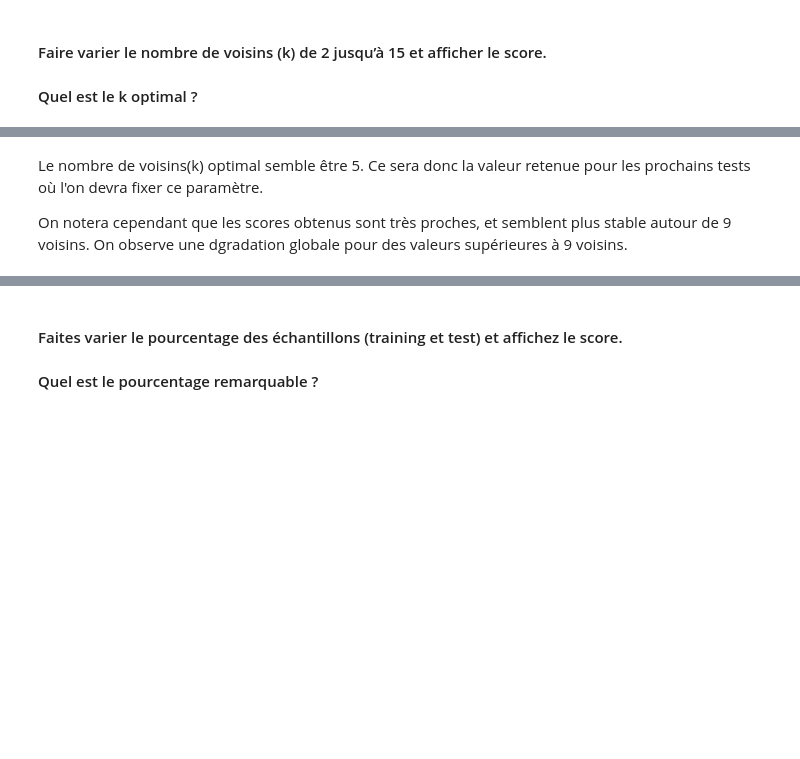
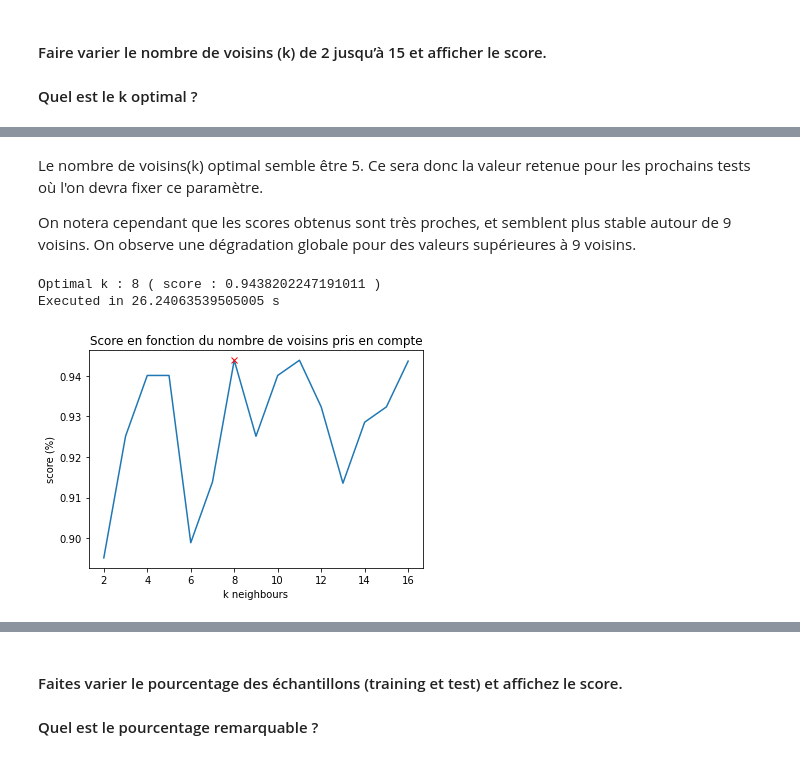
Before and after one commit to NyuB/TP_AP_Sup, a Jupyter notebook: TP1_KNN/TP1_KNN.ipynb, the cells around one changed output, grey strips where cells are left out. Cells and saved outputs as stored; diff of their text form; code cells hidden in the pictures; blank space fills up the shorter version.

Commit message:
rajout de kfold

```diff
--- a/TP1_KNN/TP1_KNN.ipynb
+++ b/TP1_KNN/TP1_KNN.ipynb
@@ -123,4 +160,41 @@ print("Executed in",duration,'s')
 Le nombre de voisins(k) optimal semble être 5. Ce sera donc la valeur retenue pour les prochains tests où l'on devra fixer ce paramètre.
 
 On notera cependant que les scores obtenus sont très proches, et semblent plus stable autour de 9 voisins.
-On observe une dgradation globale pour des valeurs supérieures à 9 voisins.
+On observe une dégradation globale pour des valeurs supérieures à 9 voisins.
+# %%
+best_score_fold = 0
+best_nb_fold = 0 #k optimal
+train_size = 0.8
+d_train, d_test, l_train, l_test = train_test_split(data,target,train_size = train_size)
+plot_fold=([],[])
+kf = KFold(n_splits=15, shuffle=True)
+
+start = time() #TIMER START
+
+n_nb =2
+for train_index, test_index in kf.split(d_train, l_train):
+    clf = KNeighborsClassifier(n_nb)
+    clf.fit(d_train[train_index], l_train[train_index])
+    score = clf.score(d_train[test_index], l_train[test_index])
+    if score>best_score_fold:
+        best_nb_fold = n_nb
+        best_score_fold = score
+    plot_fold[0].append(n_nb)
+    plot_fold[1].append(score)
+    n_nb += 1
+
+duration = time() - start #TIMER END
+
+fig,ax = plt.subplots()
+ax.set_xlabel("k neighbours")
+ax.set_ylabel("score (%)")
+ax.set_title("Score en fonction du nombre de voisins pris en compte")
+ax.plot(plot_fold[0],plot_fold[1])
+ax.plot([best_nb_fold],[best_score_fold], marker= 'x', color='r')
+
+print("Optimal k :", best_nb_fold, "( score :",best_score_fold,')')
+print("Executed in",duration,'s')
+# %% [output]
+Optimal k : 8 ( score : 0.9438202247191011 )
+Executed in 26.24063539505005 s
+[figure, added]
```
Also changed, not shown: parts of 12 cells of this notebook.
